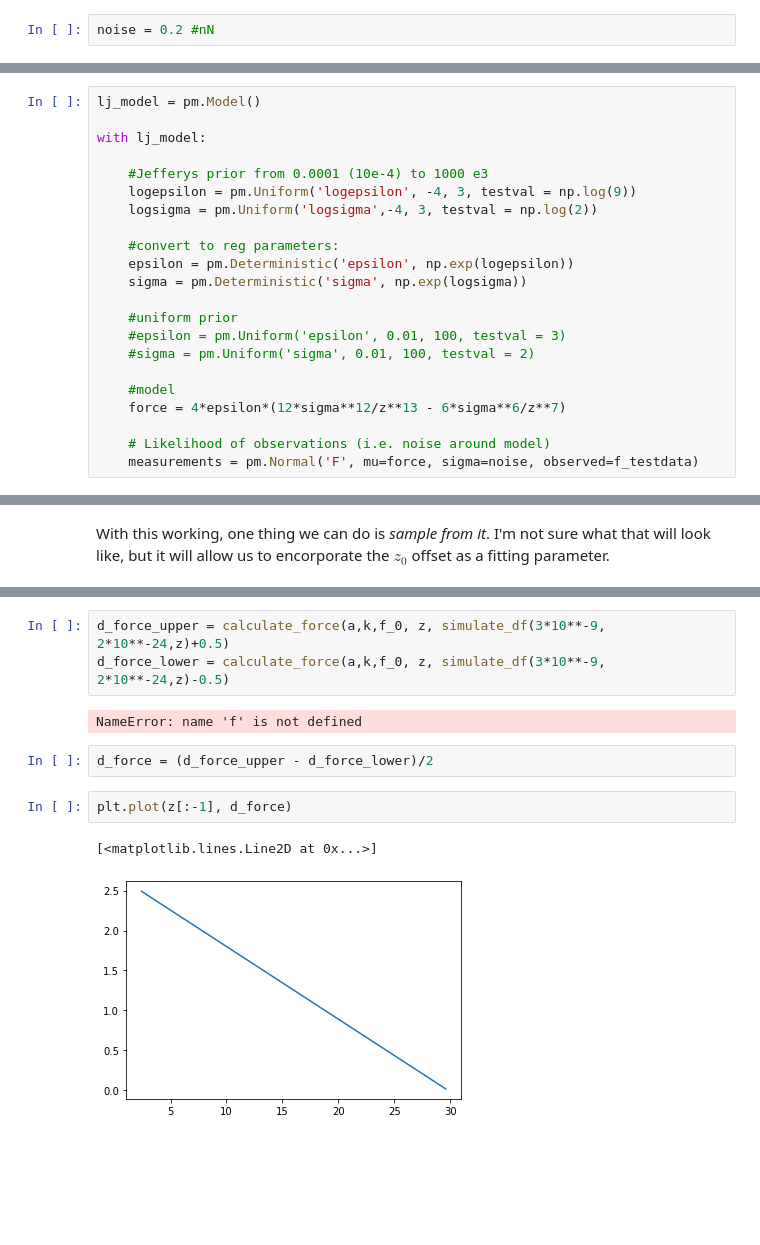
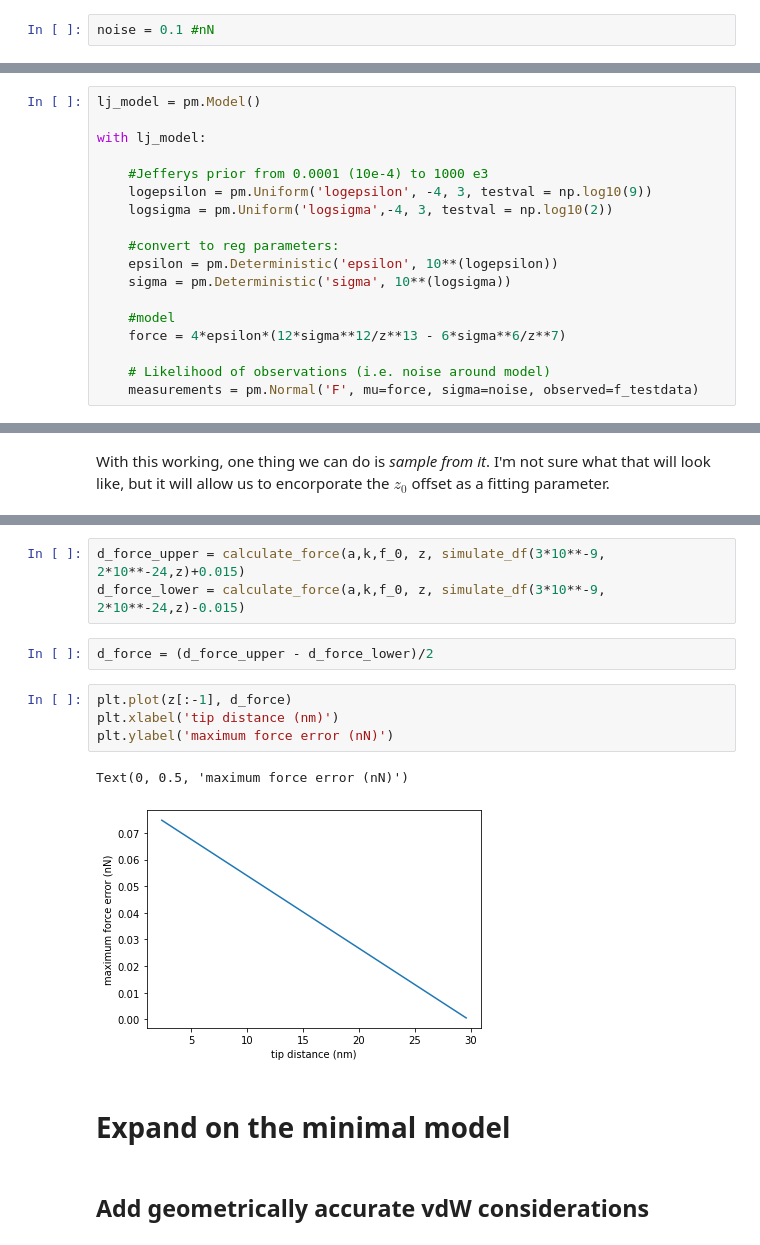
Before and after one commit to phys201/nc_AFM, a Jupyter notebook: documentation.ipynb, the cells around one changed output, grey strips where cells are left out. Saved outputs shown, nothing was run; the diff lists cells and outputs as text; blank space fills up the shorter version.

```diff
--- a/documentation.ipynb
+++ b/documentation.ipynb
@@ -84,7 +84,7 @@ import matplotlib.pyplot as plt
 # %%
 z = np.arange(2.4, 30, 0.2) #nN
 # %%
-noise = 0.2 #nN
+noise = 0.1 #nN
 # %%
 def simulate_data(epsilon, sigma, noise, z):
 
@@ -150,16 +148,12 @@ lj_model = pm.Model()
 with lj_model:
 
     #Jefferys prior from 0.0001 (10e-4) to 1000 e3
-    logepsilon = pm.Uniform('logepsilon', -4, 3, testval = np.log(9))
-    logsigma = pm.Uniform('logsigma',-4, 3, testval = np.log(2))
+    logepsilon = pm.Uniform('logepsilon', -4, 3, testval = np.log10(9))
+    logsigma = pm.Uniform('logsigma',-4, 3, testval = np.log10(2))
 
     #convert to reg parameters:
-    epsilon = pm.Deterministic('epsilon', np.exp(logepsilon))
-    sigma = pm.Deterministic('sigma', np.exp(logsigma))
-
-    #uniform prior
-    #epsilon = pm.Uniform('epsilon', 0.01, 100, testval = 3)
-    #sigma = pm.Uniform('sigma', 0.01, 100, testval = 2)
+    epsilon = pm.Deterministic('epsilon', 10**(logepsilon))
+    sigma = pm.Deterministic('sigma', 10**(logsigma))
 
     #model
     force = 4*epsilon*(12*sigma**12/z**13 - 6*sigma**6/z**7)
@@ -333,12 +369,16 @@ plt.plot(z[:-1]*10**9, calculate_force(a,k,f_0, z, simulate_df(3*10**-9, 2*10**-
 # %%
-d_force_upper = calculate_force(a,k,f_0, z, simulate_df(3*10**-9, 2*10**-24,z)+0.5)
-d_force_lower = calculate_force(a,k,f_0, z, simulate_df(3*10**-9, 2*10**-24,z)-0.5)
+d_force_upper = calculate_force(a,k,f_0, z, simulate_df(3*10**-9, 2*10**-24,z)+0.015)
+d_force_lower = calculate_force(a,k,f_0, z, simulate_df(3*10**-9, 2*10**-24,z)-0.015)
-# %% [output]
-NameError: name 'f' is not defined
 # %%
 d_force = (d_force_upper - d_force_lower)/2
 # %%
 plt.plot(z[:-1], d_force)
+plt.xlabel('tip distance (nm)')
+plt.ylabel('maximum force error (nN)')
 # %% [output]
-[<matplotlib.lines.Line2D at 0x...>]
+Text(0, 0.5, 'maximum force error (nN)')
-[figure, old version]
+[figure, new version]
+# %% [markdown]
+# Expand on the minimal model
+# %% [markdown]
+## Add geometrically accurate vdW considerations
```
Also changed, not shown: parts of 44 cells of this notebook, 11 other files.
